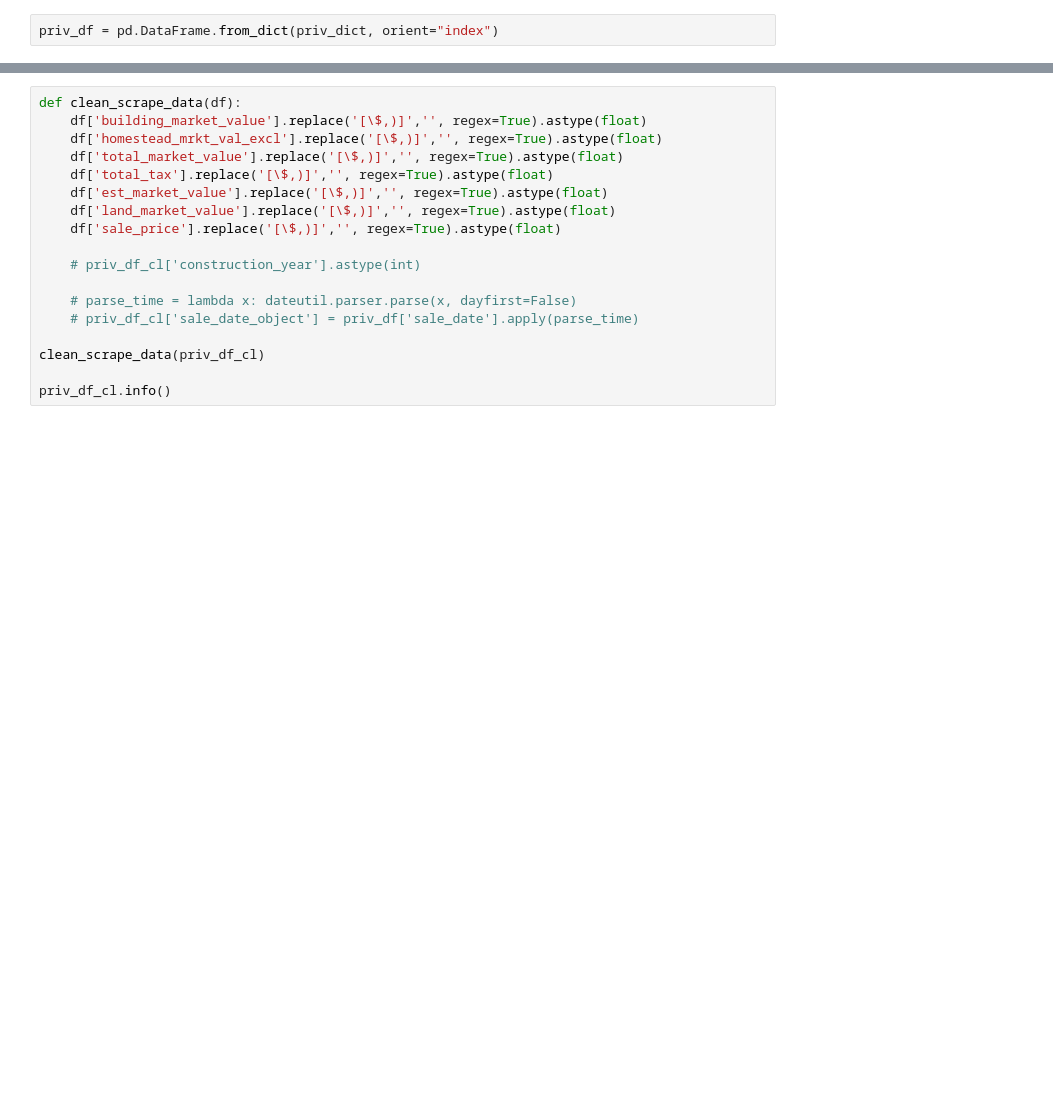
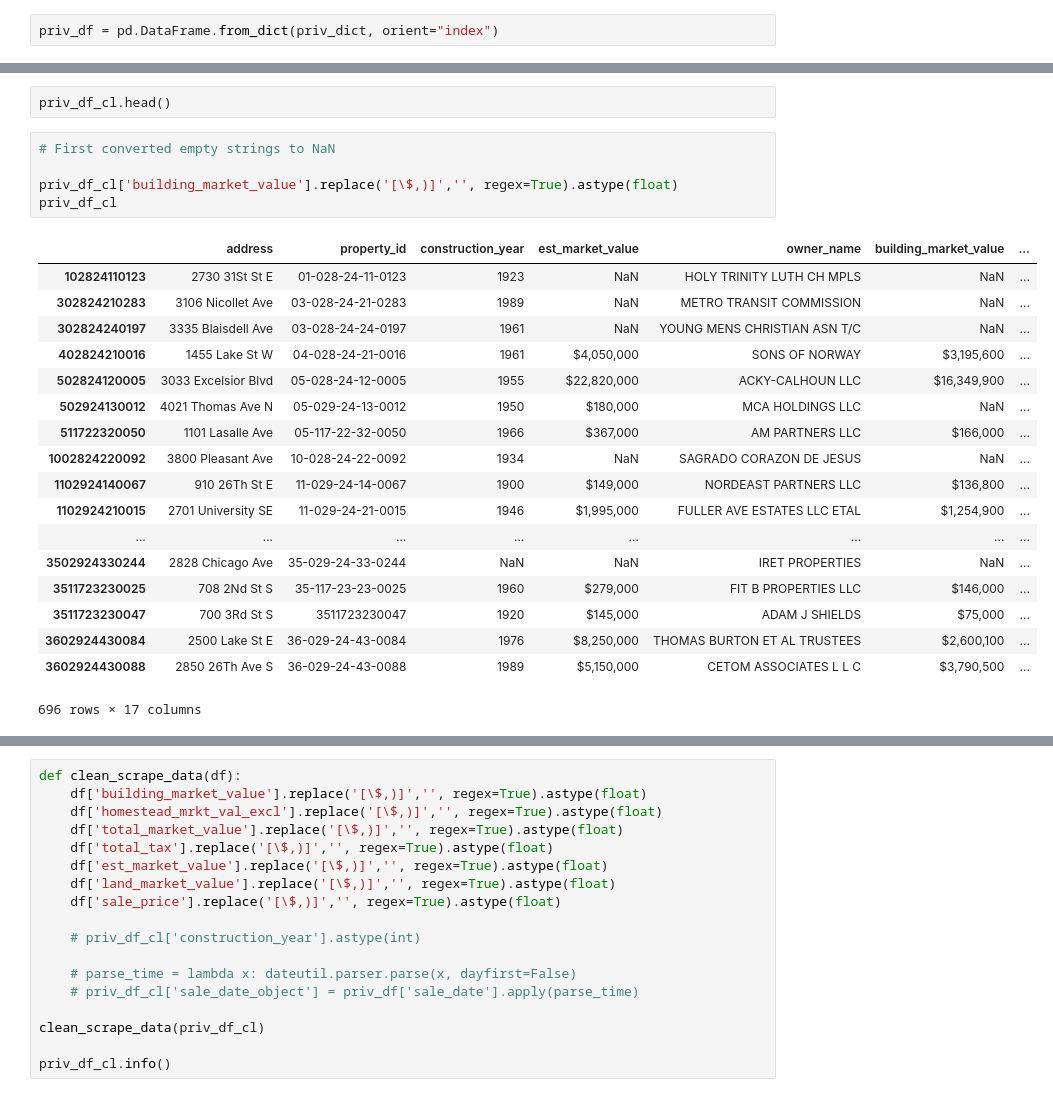
Before and after one commit to rosiehoyem/metis-projects, a Jupyter notebook: luther/notebooks/Luther MVP.ipynb, the cells around one changed output, grey strips where cells are left out. Saved outputs shown, nothing was run; the diff lists cells and outputs as text; blank space fills up the shorter version.

```diff
--- a/luther/notebooks/Luther MVP.ipynb
+++ b/luther/notebooks/Luther MVP.ipynb
@@ -86,0 +76,26 @@ priv_df_cl = replace_empty_values(priv_df)
+# %% [raw]
+priv_df_cl.head()
+# %%
+# First converted empty strings to NaN
+
+priv_df_cl['building_market_value'].replace('[\$,)]','', regex=True).astype(float)
+priv_df_cl
+# %% [output]
+|  | address | property_id | construction_year | est_market_value | owner_name | building_market_value | ... |
+| 102824110123 | 2730 31St St E | 01-028-24-11-0123 | 1923 | NaN | HOLY TRINITY LUTH CH MPLS | NaN | ... |
+| 302824210283 | 3106 Nicollet Ave | 03-028-24-21-0283 | 1989 | NaN | METRO TRANSIT COMMISSION | NaN | ... |
+| 302824240197 | 3335 Blaisdell Ave | 03-028-24-24-0197 | 1961 | NaN | YOUNG MENS CHRISTIAN ASN T/C | NaN | ... |
+| 402824210016 | 1455 Lake St W | 04-028-24-21-0016 | 1961 | $4,050,000 | SONS OF NORWAY | $3,195,600 | ... |
+| 502824120005 | 3033 Excelsior Blvd | 05-028-24-12-0005 | 1955 | $22,820,000 | ACKY-CALHOUN LLC | $16,349,900 | ... |
+| 502924130012 | 4021 Thomas Ave N | 05-029-24-13-0012 | 1950 | $180,000 | MCA HOLDINGS LLC | NaN | ... |
+| 511722320050 | 1101 Lasalle Ave | 05-117-22-32-0050 | 1966 | $367,000 | AM PARTNERS LLC | $166,000 | ... |
+| 1002824220092 | 3800 Pleasant Ave | 10-028-24-22-0092 | 1934 | NaN | SAGRADO CORAZON DE JESUS | NaN | ... |
+| 1102924140067 | 910 26Th St E | 11-029-24-14-0067 | 1900 | $149,000 | NORDEAST PARTNERS LLC | $136,800 | ... |
+| 1102924210015 | 2701 University SE | 11-029-24-21-0015 | 1946 | $1,995,000 | FULLER AVE ESTATES LLC ETAL | $1,254,900 | ... |
+| ... | ... | ... | ... | ... | ... | ... | ... |
+| 3502924330244 | 2828 Chicago Ave | 35-029-24-33-0244 | NaN | NaN | IRET PROPERTIES | NaN | ... |
+| 3511723230025 | 708 2Nd St S | 35-117-23-23-0025 | 1960 | $279,000 | FIT B PROPERTIES LLC | $146,000 | ... |
+| 3511723230047 | 700 3Rd St S | 3511723230047 | 1920 | $145,000 | ADAM J SHIELDS | $75,000 | ... |
+| 3602924430084 | 2500 Lake St E | 36-029-24-43-0084 | 1976 | $8,250,000 | THOMAS BURTON ET AL TRUSTEES | $2,600,100 | ... |
+| 3602924430088 | 2850 26Th Ave S | 36-029-24-43-0088 | 1989 | $5,150,000 | CETOM ASSOCIATES L L C | $3,790,500 | ... |
+696 rows × 17 columns
```
Also changed, not shown: parts of 6 cells of this notebook, 19 other files.
